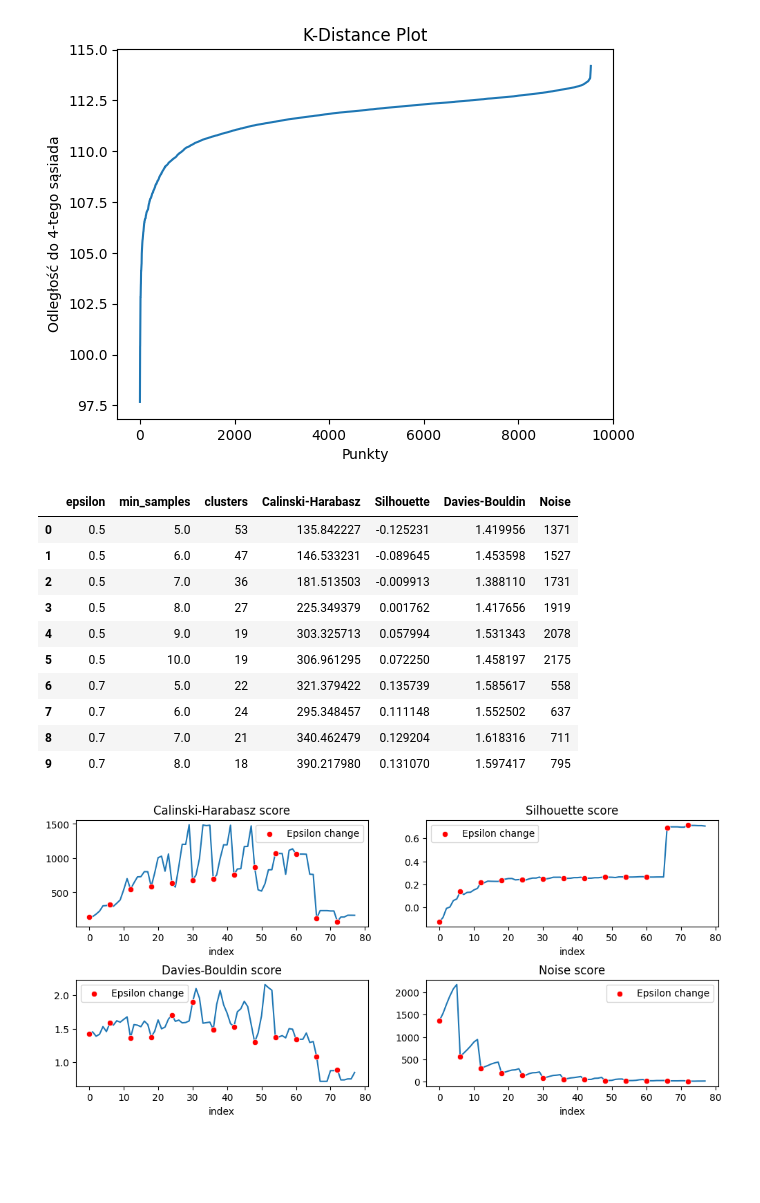
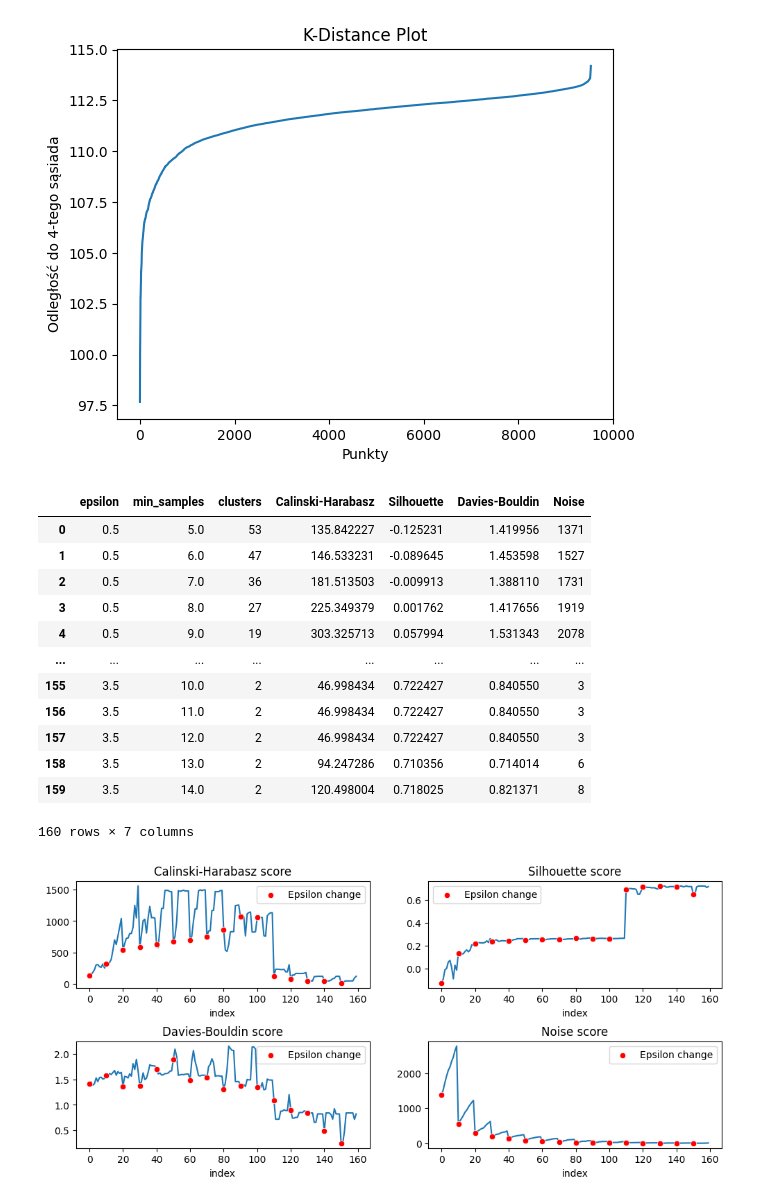
Before and after one commit to ThePhaseless/ProjectMAD, a Jupyter notebook: data_analysis.ipynb, the cells around one changed output. Saved outputs shown, nothing was run; the diff lists cells and outputs as text; code cells hidden in the pictures; blank space fills up the shorter version.

```diff
--- a/data_analysis.ipynb
+++ b/data_analysis.ipynb
@@ -273,8 +273,8 @@ DBScan_res = {"clusters":  [], "Calinski-Harabasz":[], "Silhouette":[],
 # większy epsilon - >
 # większy min_samples - > większy noise
 
-epsilon = np.arange(0.5,3, 0.2)
-min_samples = np.arange(5, 11, 1)
+epsilon = np.arange(0.5,3.6, 0.2)
+min_samples = np.arange(5, 15, 1)
 
 cartesian_product = np.array(np.meshgrid(epsilon, min_samples)).T.reshape(-1, 2)
 
@@ -298,7 +298,7 @@ for epsilon, samples in cartesian_product:
 cprod_df = pd.DataFrame(cartesian_product, columns=["epsilon", "min_samples"])
 dbscan_df = pd.DataFrame(DBScan_res)
 df_dbscan_results = pd.concat([cprod_df, dbscan_df], axis = 1)
-df_dbscan_results.head(10)
+df_dbscan_results
 # %% [output]
 |  | epsilon | min_samples | clusters | Calinski-Harabasz | Silhouette | Davies-Bouldin | Noise |
 | 0 | 0.5 | 5.0 | 53 | 135.842227 | -0.125231 | 1.419956 | 1371 |
@@ -306,30 +306,32 @@ df_dbscan_results.head(10)
 | 2 | 0.5 | 7.0 | 36 | 181.513503 | -0.009913 | 1.388110 | 1731 |
 | 3 | 0.5 | 8.0 | 27 | 225.349379 | 0.001762 | 1.417656 | 1919 |
 | 4 | 0.5 | 9.0 | 19 | 303.325713 | 0.057994 | 1.531343 | 2078 |
-| 5 | 0.5 | 10.0 | 19 | 306.961295 | 0.072250 | 1.458197 | 2175 |
-| 6 | 0.7 | 5.0 | 22 | 321.379422 | 0.135739 | 1.585617 | 558 |
-| 7 | 0.7 | 6.0 | 24 | 295.348457 | 0.111148 | 1.552502 | 637 |
-| 8 | 0.7 | 7.0 | 21 | 340.462479 | 0.129204 | 1.618316 | 711 |
-| 9 | 0.7 | 8.0 | 18 | 390.217980 | 0.131070 | 1.597417 | 795 |
+| ... | ... | ... | ... | ... | ... | ... | ... |
+| 155 | 3.5 | 10.0 | 2 | 46.998434 | 0.722427 | 0.840550 | 3 |
+| 156 | 3.5 | 11.0 | 2 | 46.998434 | 0.722427 | 0.840550 | 3 |
+| 157 | 3.5 | 12.0 | 2 | 46.998434 | 0.722427 | 0.840550 | 3 |
+| 158 | 3.5 | 13.0 | 2 | 94.247286 | 0.710356 | 0.714014 | 6 |
+| 159 | 3.5 | 14.0 | 2 | 120.498004 | 0.718025 | 0.821371 | 8 |
+160 rows × 7 columns
 # %%
 fig, axes = mpl.subplots(2, 2, figsize=(12, 5))
 
-highlight_idx = np.arange(0, 78,6)
+highlight_idx = np.arange(0,160,10)
 
 for idx, score in enumerate(df_dbscan_results.columns[3:]):
 
     posx, posy = int(idx >= 2), int(idx % 2)
 
     sns.lineplot(x=df_dbscan_results.index, y=df_dbscan_results[score], ax=axes[posx, posy])
     sns.scatterplot(x = df_dbscan_results.index[highlight_idx], y =df_dbscan_results[score][highlight_idx],
                     color='red', zorder=3, label="Epsilon change" , ax=axes[posx,posy])
     axes[posx, posy].set_xlabel("index")
     axes[posx, posy].set_ylabel("")
     axes[posx, posy].set_title(score + " score")
 
 mpl.subplots_adjust(hspace=0.5)
 # %% [output]
-[figure, old version]
+[figure, new version]
 # %%
 sns.scatterplot(x = df_dbscan_results.index, y = df_dbscan_results["clusters"])
 mpl.xlabel("index")
```
Also changed, not shown: parts of 1 cell of this notebook.
